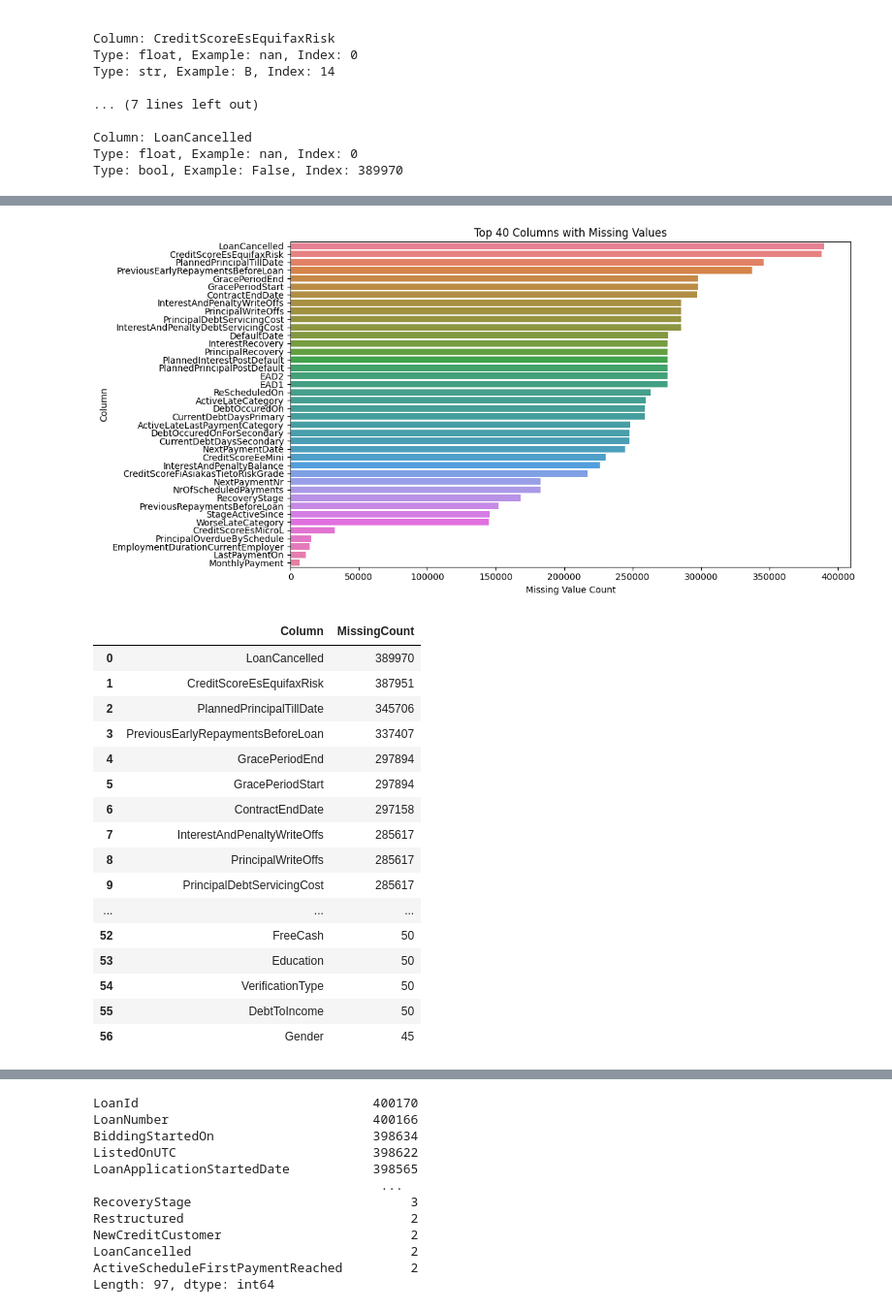
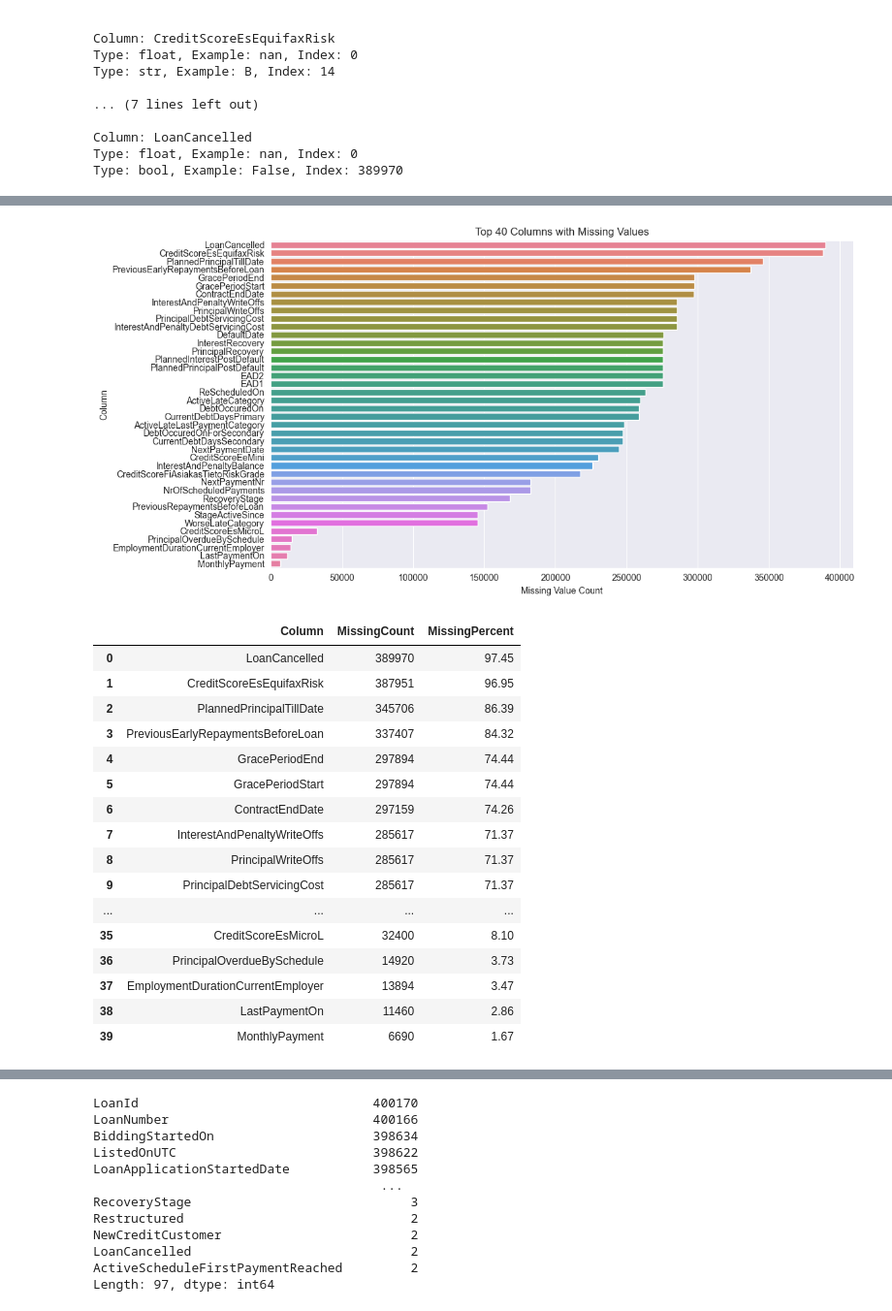
Before and after one commit to Thomas-mp4/p2p-credit-risk, a Jupyter notebook: 01_data_understanding.ipynb, the cells around one changed output, grey strips where cells are left out. Shown at 97% size. Saved outputs shown, nothing was run; the diff lists cells and outputs as text; code cells hidden in the pictures.

Commit message:
Focused on fixed data loading issues and added more clear data exploration.

```diff
--- a/01_data_understanding.ipynb
+++ b/01_data_understanding.ipynb
@@ -65 +75,19 @@ The warning is due to the fact that these columns are not being read in as the c
+# %%
+# Loading the CSV with specified dtypes to avoid the DtypeWarning
+df = pd.read_csv(
+    'data/LoanData.csv',
+    dtype={
+
+        'CreditScoreEsEquifaxRisk': 'category',
+        'CreditScoreFiAsiakasTietoRiskGrade': 'category',
+        'ActiveLateLastPaymentCategory': 'category',
+        'LoanCancelled': 'boolean',
+        'ContractEndDate': 'string', # Will be converted to datetime later
+        'DefaultDate': 'string',
+    },
+)
+
+# Convert date columns to datetime format
+df['ContractEndDate'] = pd.to_datetime(df['ContractEndDate'], errors='coerce')
+df['DefaultDate'] = pd.to_datetime(df['DefaultDate'],     errors='coerce')
 # %%
@@ -86,45 +109,51 @@ memory usage: 288.1+ MB
 # %%
-# Check for missing values across all columns
+# Total number of rows
+total_rows = len(df)
+
+# Compute missing counts
 missing_values = df.isnull().sum().sort_values(ascending=False)
 missing_values = missing_values[missing_values > 0]
 
-# Create a DataFrame from the Series
+# Build DataFrame
 missing_df = missing_values.reset_index()
 missing_df.columns = ['Column', 'MissingCount']
 
-# Plot the missing values
+# Add percentage column
+missing_df['MissingPercent'] = (missing_df['MissingCount'] / total_rows * 100).round(2)
+
+# Plot the top 40 columns by missing count
 plt.figure(figsize=(12, 6))
 sns.barplot(
     data=missing_df.head(40),
     x='MissingCount',
     y='Column',
     hue='Column',
     legend=False,
 )
 plt.title("Top 40 Columns with Missing Values")
 plt.xlabel("Missing Value Count")
 plt.ylabel("Column")
 plt.tight_layout()
 plt.show()
 
-# Display the DataFrame of missing values
-missing_df
+# Display the DataFrame
+missing_df.head(40)
 # %% [output]
-[figure, old version]
+[figure, new version]
-|  | Column | MissingCount |
-| 0 | LoanCancelled | 389970 |
-| 1 | CreditScoreEsEquifaxRisk | 387951 |
-| 2 | PlannedPrincipalTillDate | 345706 |
-| 3 | PreviousEarlyRepaymentsBeforeLoan | 337407 |
-| 4 | GracePeriodEnd | 297894 |
-| 5 | GracePeriodStart | 297894 |
-| 6 | ContractEndDate | 297158 |
-| 7 | InterestAndPenaltyWriteOffs | 285617 |
-| 8 | PrincipalWriteOffs | 285617 |
-| 9 | PrincipalDebtServicingCost | 285617 |
-| ... | ... | ... |
-| 52 | FreeCash | 50 |
-| 53 | Education | 50 |
-| 54 | VerificationType | 50 |
-| 55 | DebtToIncome | 50 |
-| 56 | Gender | 45 |
+|  | Column | MissingCount | MissingPercent |
+| 0 | LoanCancelled | 389970 | 97.45 |
+| 1 | CreditScoreEsEquifaxRisk | 387951 | 96.95 |
+| 2 | PlannedPrincipalTillDate | 345706 | 86.39 |
+| 3 | PreviousEarlyRepaymentsBeforeLoan | 337407 | 84.32 |
+| 4 | GracePeriodEnd | 297894 | 74.44 |
+| 5 | GracePeriodStart | 297894 | 74.44 |
+| 6 | ContractEndDate | 297159 | 74.26 |
+| 7 | InterestAndPenaltyWriteOffs | 285617 | 71.37 |
+| 8 | PrincipalWriteOffs | 285617 | 71.37 |
+| 9 | PrincipalDebtServicingCost | 285617 | 71.37 |
+| ... | ... | ... | ... |
+| 35 | CreditScoreEsMicroL | 32400 | 8.10 |
+| 36 | PrincipalOverdueBySchedule | 14920 | 3.73 |
+| 37 | EmploymentDurationCurrentEmployer | 13894 | 3.47 |
+| 38 | LastPaymentOn | 11460 | 2.86 |
+| 39 | MonthlyPayment | 6690 | 1.67 |
```
Also changed, not shown: parts of 20 cells of this notebook.
